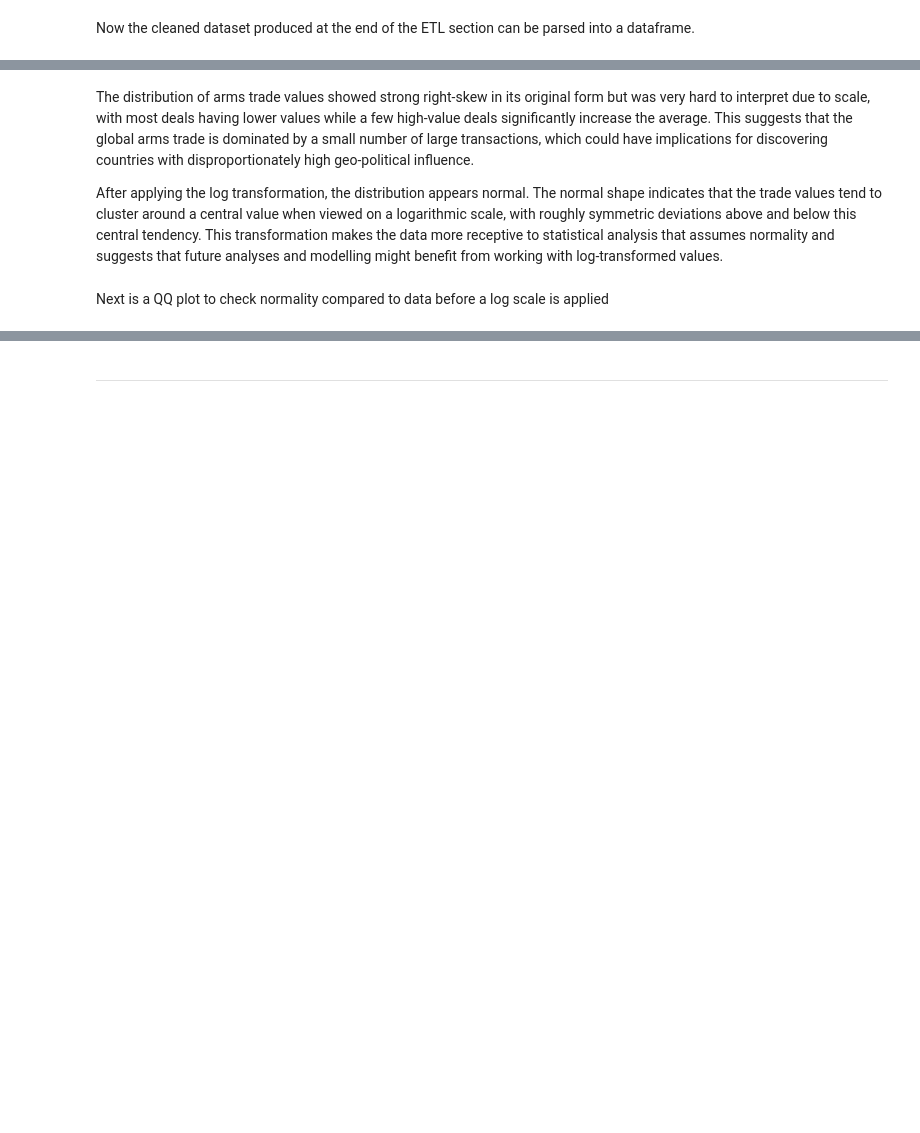
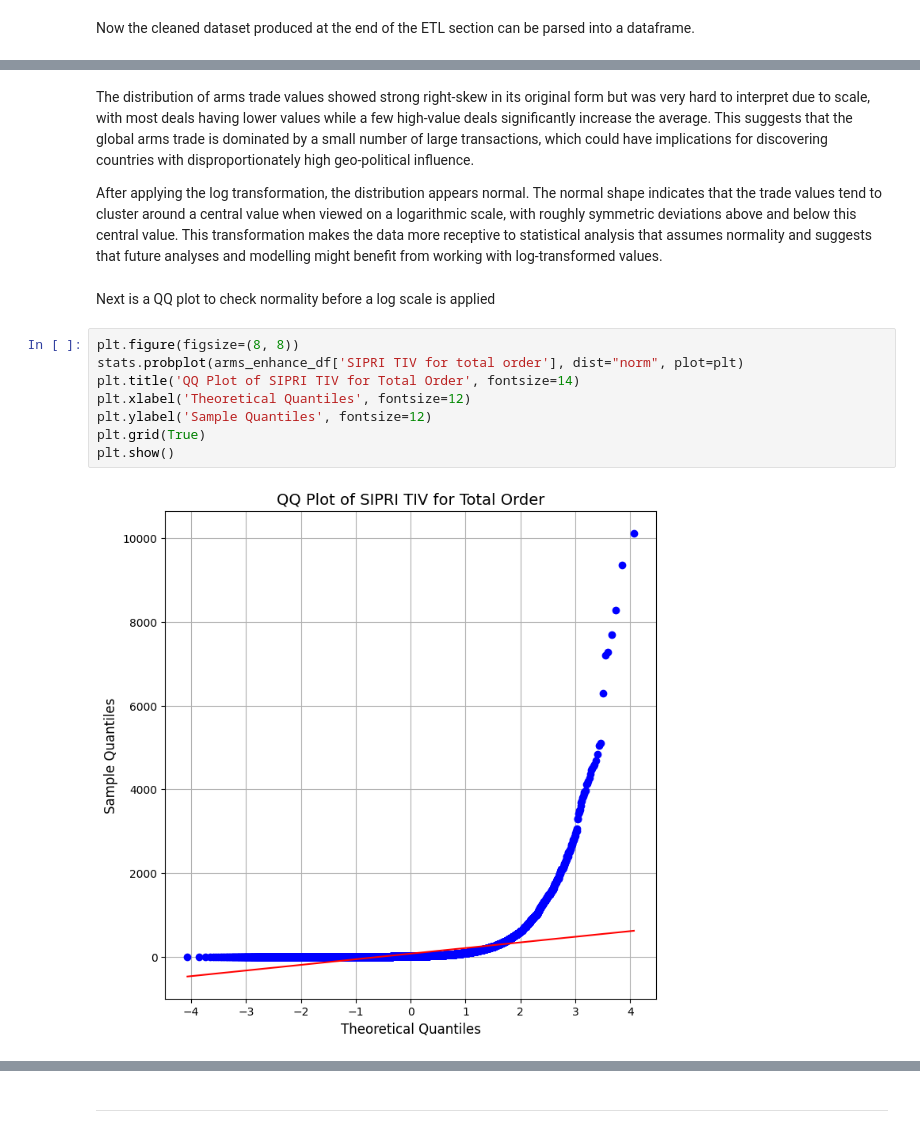
Before and after one commit to J-Bicheno/Arms-Import-Export-Analysis, a Jupyter notebook: jupyter_notebooks/Initial_Visualisation.ipynb, the cells around one changed output, grey strips where cells are left out. Saved outputs shown, nothing was run; the diff lists cells and outputs as text; blank space fills up the shorter version.

Commit message:
probability mapping and time series plot added

```diff
--- a/jupyter_notebooks/Initial_Visualisation.ipynb
+++ b/jupyter_notebooks/Initial_Visualisation.ipynb
@@ -109,6 +104,16 @@ plt.show()
 # %% [markdown]
 The distribution of arms trade values showed strong right-skew in its original form but was very hard to interpret due to scale, with most deals having lower values while a few high-value deals significantly increase the average. This suggests that the global arms trade is dominated by a small number of large transactions, which could have implications for discovering countries with disproportionately high geo-political influence.
 
-After applying the log transformation, the distribution appears normal. The normal shape indicates that the trade values tend to cluster around a central value when viewed on a logarithmic scale, with roughly symmetric deviations above and below this central tendency. This transformation makes the data more receptive to statistical analysis that assumes normality and suggests that future analyses and modelling might benefit from working with log-transformed values.
+After applying the log transformation, the distribution appears normal. The normal shape indicates that the trade values tend to cluster around a central value when viewed on a logarithmic scale, with roughly symmetric deviations above and below this central value. This transformation makes the data more receptive to statistical analysis that assumes normality and suggests that future analyses and modelling might benefit from working with log-transformed values.
 # %% [markdown]
-Next is a QQ plot to check normality compared to data before a log scale is applied
+Next is a QQ plot to check normality before a log scale is applied
+# %%
+plt.figure(figsize=(8, 8))
+stats.probplot(arms_enhance_df['SIPRI TIV for total order'], dist="norm", plot=plt)
+plt.title('QQ Plot of SIPRI TIV for Total Order', fontsize=14)
+plt.xlabel('Theoretical Quantiles', fontsize=12)
+plt.ylabel('Sample Quantiles', fontsize=12)
+plt.grid(True)
+plt.show()
+# %% [output]
+[figure, added]
```
Also changed, not shown: parts of 13 cells of this notebook.
